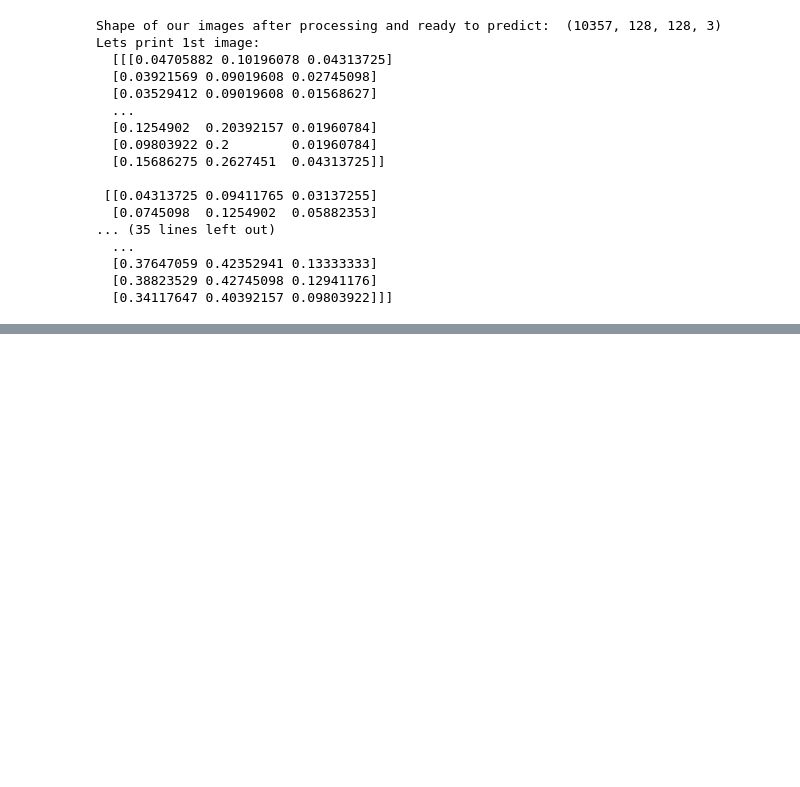
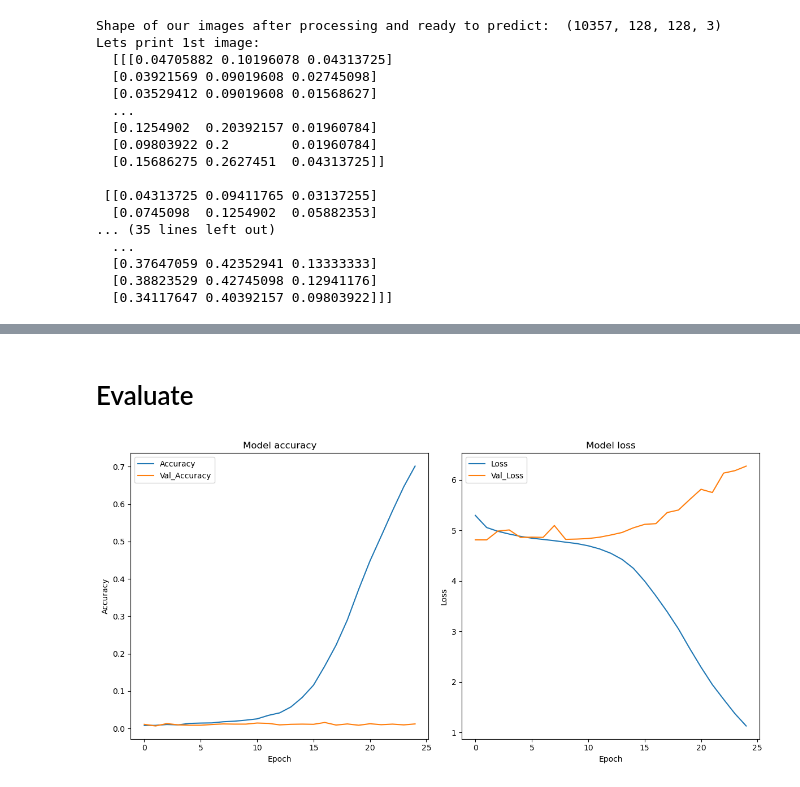
Before and after one commit to vBarFace/Dog-Breed-Identification-Kaggle, a Jupyter notebook: Dog_Breed_Identification.ipynb, the cells around one changed output, grey strips where cells are left out. Cells and saved outputs as stored; diff of their text form; code cells hidden in the pictures; blank space fills up the shorter version.

Commit message:
Model trained but OVERFITTING. Needs to be resolved.

```diff
--- a/Dog_Breed_Identification.ipynb
+++ b/Dog_Breed_Identification.ipynb
@@ -476,0 +488,12 @@ Lets print 1st image:
+# %%
+# Lets just check the shape of images and labels to see if they are in accordance
+print("Training images shape: ", training_images.shape)
+print("Encoded Labels shape: ", labels_encoded.shape)
+#Split training and validation set. Lets make a 80% for training and 20% for validation
+X_train, X_val, Y_train, Y_val = train_test_split(training_images, labels_encoded, test_size=0.2)
+
+print("\nShape of X_train = ", X_train.shape)
+print("Shape of Y_train = ", Y_train.shape)
+
+print("\nShape of X_val = ", X_val.shape)
+print("Shape of Y_val = ", Y_val.shape)
@@ -476,0 +593,4 @@ Lets print 1st image:
+# %%
+# Define some variables for training
+n_epoches = 25
+batch_size = 32
@@ -476,0 +656,44 @@ Lets print 1st image:
+# %% [markdown]
+# Evaluate
+# %%
+if history:
+    # Plot the training and validation accuracy and loss
+    fig, ax = plt.subplots(1, 2, figsize=(12, 6))
+    ax[0].plot(history.history['accuracy'], label='train accuracy')
+    ax[0].plot(history.history['val_accuracy'], label='val accuracy')
+    ax[0].set_title('Model accuracy')
+    ax[0].set_xlabel('Epoch')
+    ax[0].set_ylabel('Accuracy')
+    ax[0].legend(['Accuracy', 'Val_Accuracy'])
+
+    ax[1].plot(history.history['loss'], label='train loss')
+    ax[1].plot(history.history['val_loss'], label='val loss')
+    ax[1].set_title('Model loss')
+    ax[1].set_xlabel('Epoch')
+    ax[1].set_ylabel('Loss')
+    ax[1].legend(['Loss', 'Val_Loss'])
+
+    plt.tight_layout()
+    plt.show()
+
+else:
+    # Plot the training and validation accuracy and loss
+    fig, ax = plt.subplots(1, 2, figsize=(12, 6))
+    ax[0].plot(history_loaded['accuracy'], label='train accuracy')
+    ax[0].plot(history_loaded['val_accuracy'], label='val accuracy')
+    ax[0].set_title('Model accuracy')
+    ax[0].set_xlabel('Epoch')
+    ax[0].set_ylabel('Accuracy')
+    ax[0].legend(['Accuracy', 'Val_Accuracy'])
+
+    ax[1].plot(history_loaded['loss'], label='train loss')
+    ax[1].plot(history_loaded['val_loss'], label='val loss')
+    ax[1].set_title('Model loss')
+    ax[1].set_xlabel('Epoch')
+    ax[1].set_ylabel('Loss')
+    ax[1].legend(['Loss', 'Val_Loss'])
+
+    plt.tight_layout()
+    plt.show()
+# %% [output]
+[figure, added]
```
Also changed, not shown: parts of 6 cells of this notebook.
